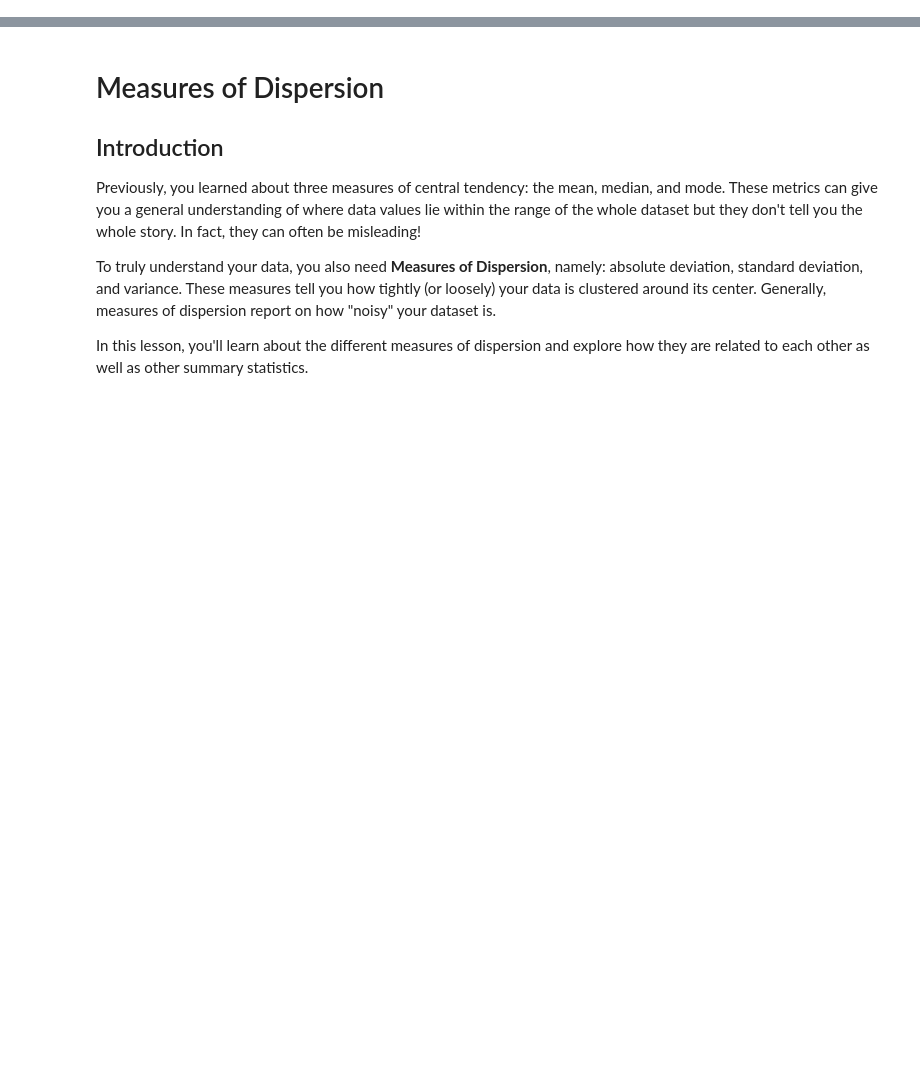
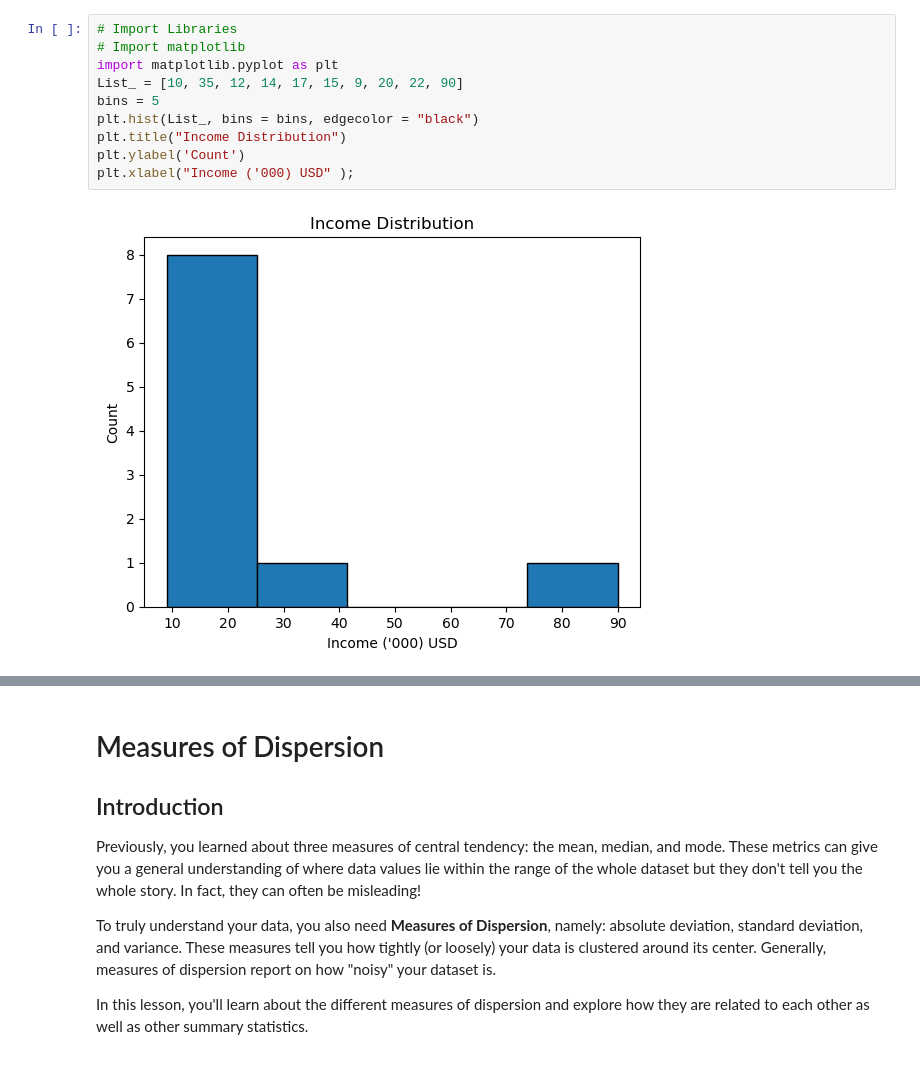
Before and after one commit to marxmayama/dsc-measures-of-dispersion, a Jupyter notebook: index.ipynb, the cells around one changed output, grey strips where cells are left out. Drawn from its saved outputs; the diff is of its cells as text; blank space fills up the shorter version.

```diff
--- a/index.ipynb
+++ b/index.ipynb
@@ -0,0 +1,12 @@
+# %%
+# Import Libraries
+# Import matplotlib
+import matplotlib.pyplot as plt
+List_ = [10, 35, 12, 14, 17, 15, 9, 20, 22, 90]
+bins = 5
+plt.hist(List_, bins = bins, edgecolor = "black")
+plt.title("Income Distribution")
+plt.ylabel('Count')
+plt.xlabel("Income ('000) USD" );
+# %% [output]
+[figure, added]
```
Also changed, not shown: parts of 13 cells of this notebook.
